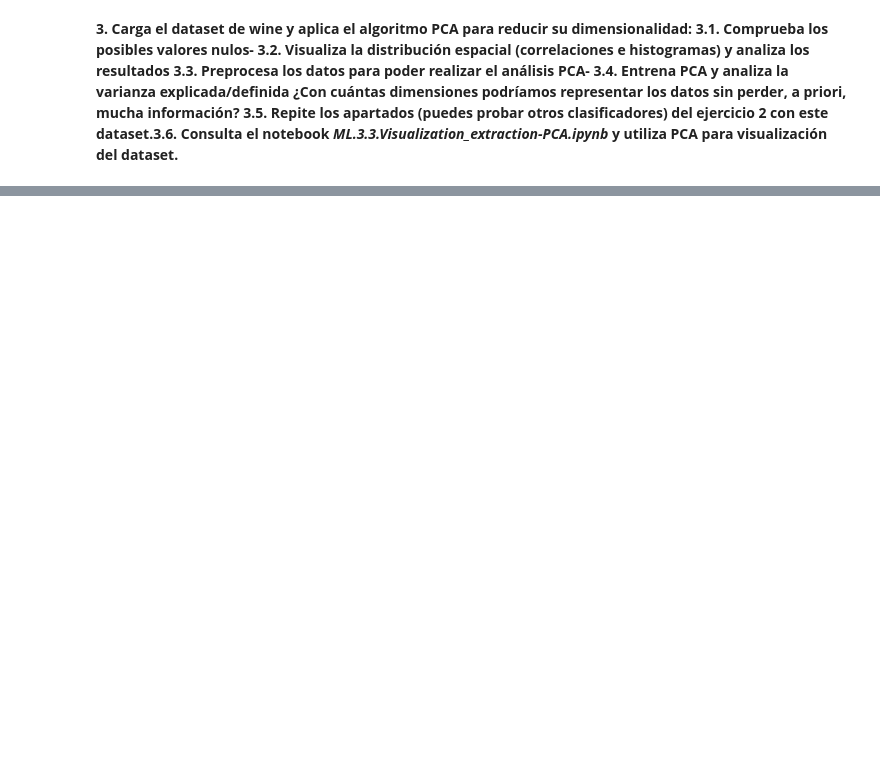
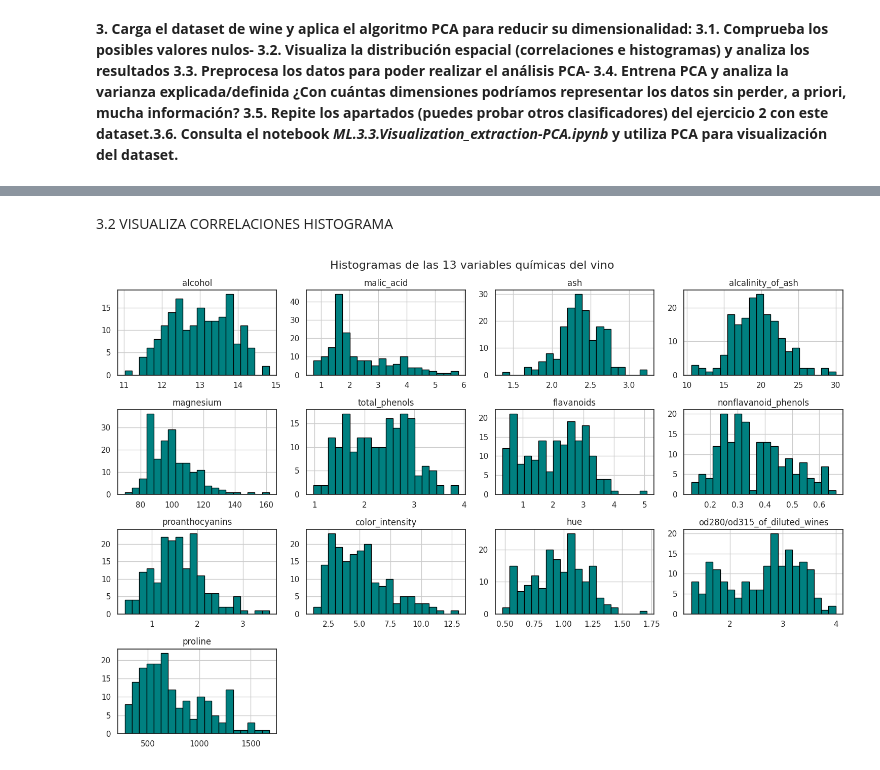
Before and after one commit to nickiiinicole/MACHINE_LEARNING_1UD, a Jupyter notebook: no-supervised/PCA-20260311/ML.3.3.Dim_Reduction-PCA.ipynb, the cells around one changed output, grey strips where cells are left out. Cells and saved outputs as stored; diff of their text form; code cells hidden in the pictures; blank space fills up the shorter version.

```diff
--- a/no-supervised/PCA-20260311/ML.3.3.Dim_Reduction-PCA.ipynb
+++ b/no-supervised/PCA-20260311/ML.3.3.Dim_Reduction-PCA.ipynb
@@ -514,2 +520,10 @@ Precisión CON PCA  (Con reducción - 154 vars): 0.9458
 # %% [markdown]
 **3. Carga el dataset de wine y aplica el algoritmo PCA para reducir su dimensionalidad: 3.1. Comprueba los posibles valores nulos- 3.2. Visualiza la distribución espacial (correlaciones e histogramas) y analiza los resultados 3.3. Preprocesa los datos para poder realizar el análisis PCA- 3.4. Entrena PCA y analiza la varianza explicada/definida ¿Con cuántas dimensiones podríamos representar los datos sin perder, a priori, mucha información? 3.5. Repite los apartados (puedes probar otros clasificadores) del ejercicio 2 con este dataset.3.6. Consulta el notebook *ML.3.3.Visualization_extraction-PCA.ipynb* y utiliza PCA para visualización del dataset.**
+# %%
+from sklearn.datasets import load_wine
+
+wine = load_wine(as_frame=True)
+X = wine.data
+y = wine.target
+
+print(X.shape)
@@ -515,0 +551,9 @@ Precisión CON PCA  (Con reducción - 154 vars): 0.9458
+# %% [markdown]
+3.2 VISUALIZA CORRELACIONES HISTOGRAMA
+# %%
+X.hist(bins=20, figsize=(15, 10), color='teal', edgecolor='black')
+plt.suptitle('Histogramas de las 13 variables químicas del vino', fontsize=16)
+plt.tight_layout()
+plt.show()
+# %% [output]
+[figure, added]
```
Also changed, not shown: parts of 32 cells of this notebook.
